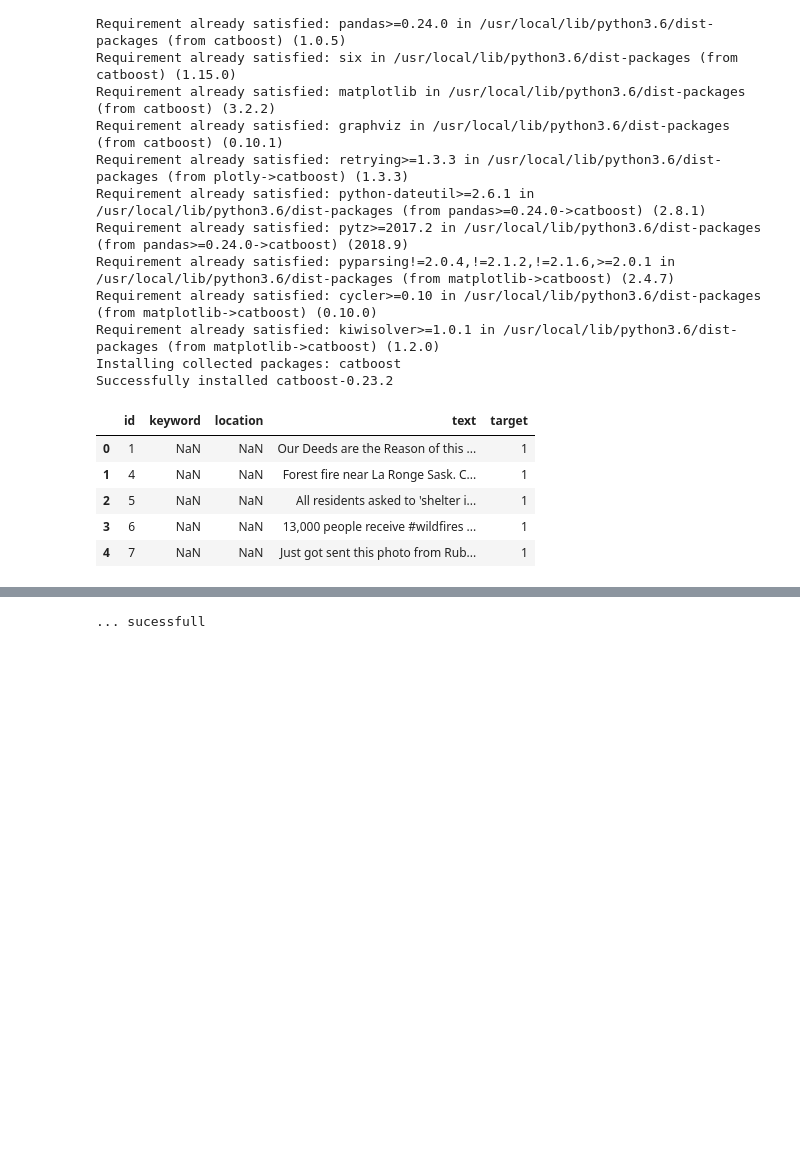
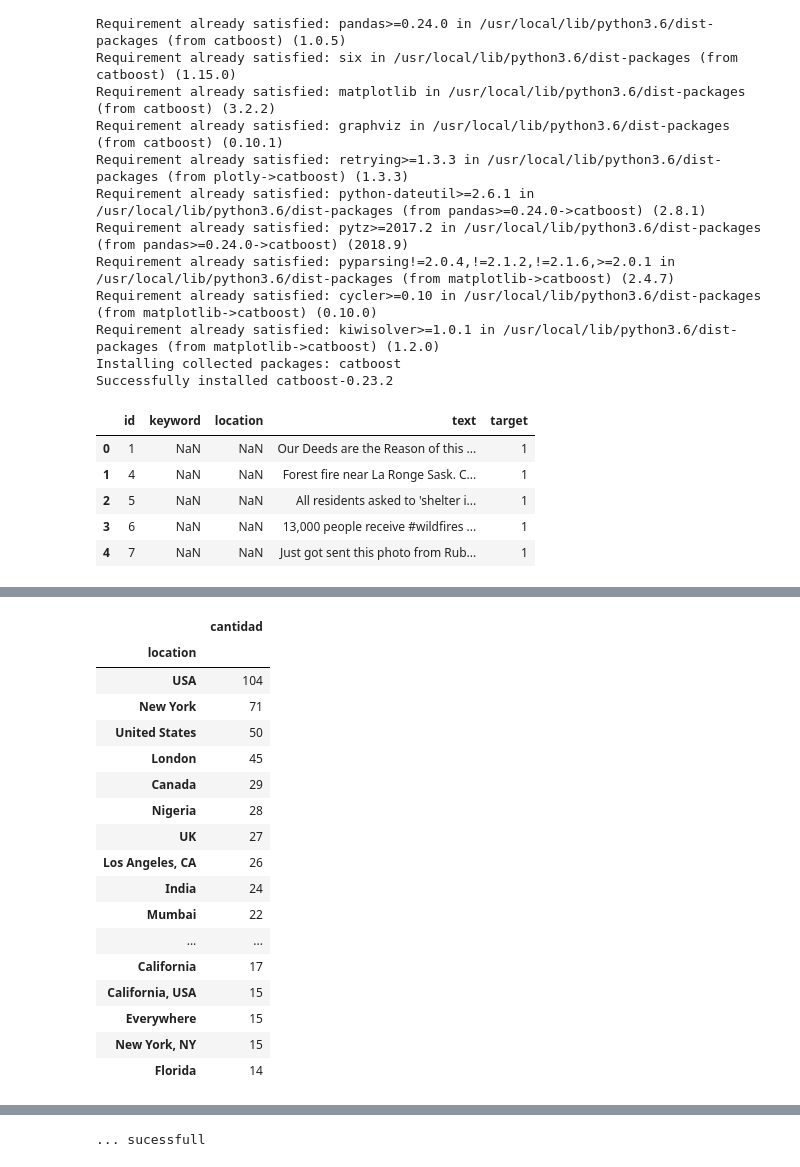
Before and after one commit to tomifarall/Orga-Datos-Tp2, a Jupyter notebook: yusmachinelearning.ipynb, the cells around one changed output, grey strips where cells are left out. Cells and saved outputs as stored; diff of their text form; code cells hidden in the pictures; blank space fills up the shorter version.

```diff
--- a/yusmachinelearning.ipynb
+++ b/yusmachinelearning.ipynb
@@ -89,0 +101,21 @@ data.head()
+# %%
+data.groupby('location').agg(cantidad=('location','count')).nlargest(20,'cantidad')
+# %% [output]
+|  | cantidad |
+| location |  |
+| USA | 104 |
+| New York | 71 |
+| United States | 50 |
+| London | 45 |
+| Canada | 29 |
+| Nigeria | 28 |
+| UK | 27 |
+| Los Angeles, CA | 26 |
+| India | 24 |
+| Mumbai | 22 |
+| ... | ... |
+| California | 17 |
+| California, USA | 15 |
+| Everywhere | 15 |
+| New York, NY | 15 |
+| Florida | 14 |
```
Also changed, not shown: parts of 20 cells of this notebook.
